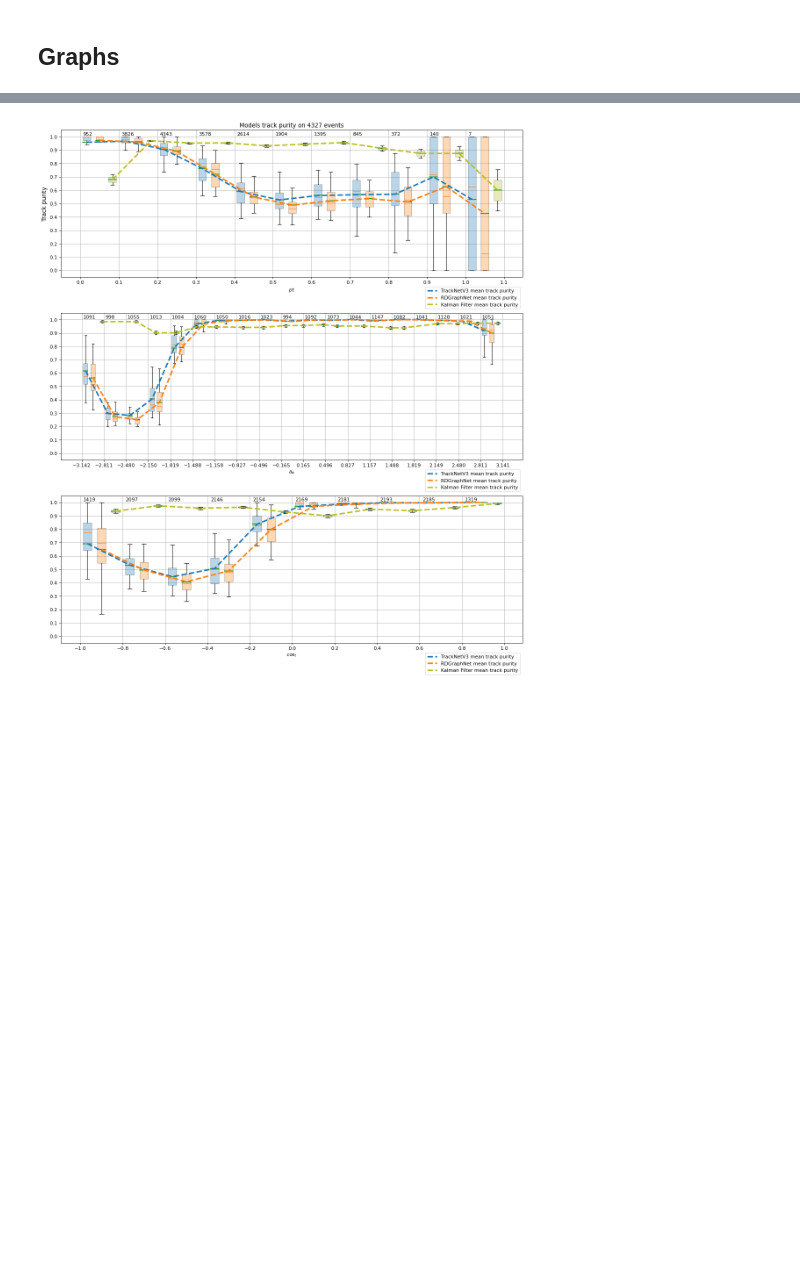
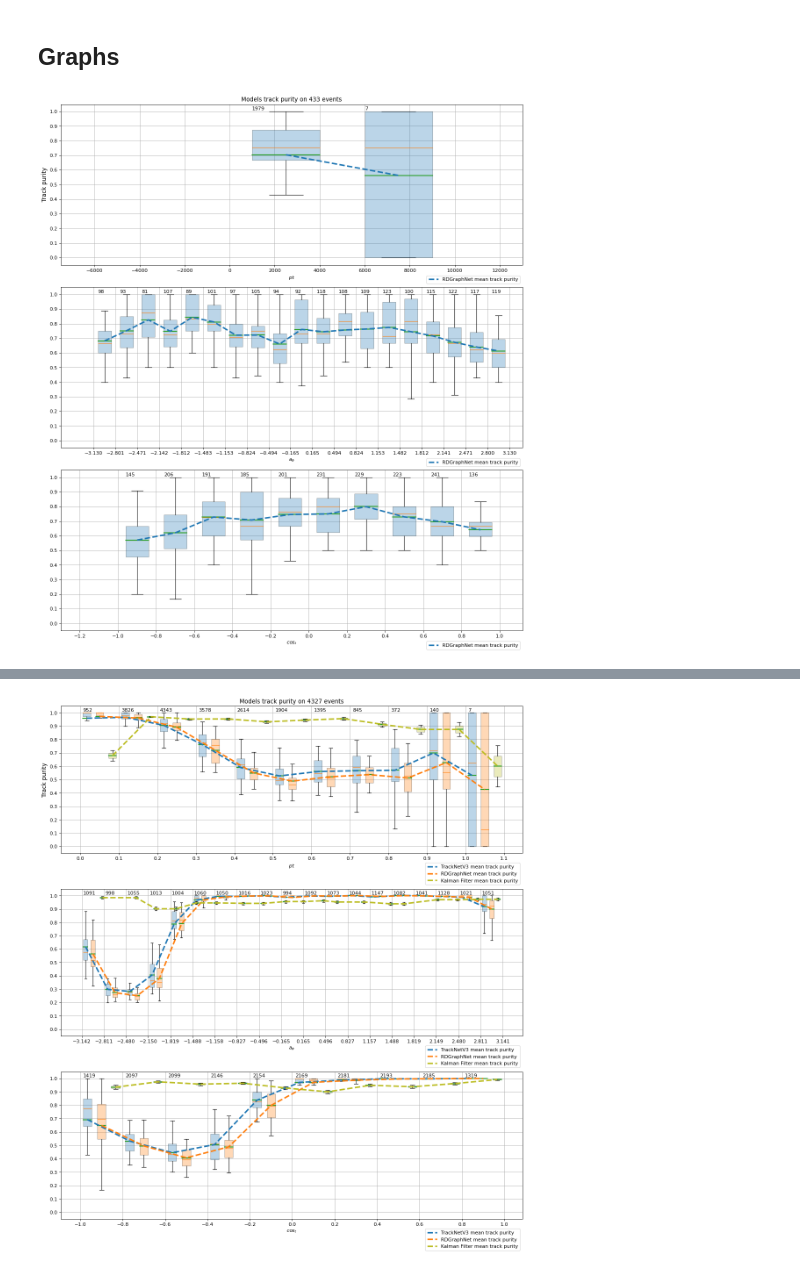
Before and after one commit to t3hseus/ariadne, a Jupyter notebook: notebooks/evaluate_modern.ipynb, the cells around one changed output, grey strips where cells are left out. Saved outputs shown, nothing was run; the diff lists cells and outputs as text; code cells hidden in the pictures; blank space fills up the shorter version.

```diff
--- a/notebooks/evaluate_modern.ipynb
+++ b/notebooks/evaluate_modern.ipynb
@@ -32,10 +29,10 @@ parse_cfg = {
         "encoding": 'utf-8',
         "names": ['event',  'x', 'y', 'z', 'station', 'track', 'px', 'py', 'pz', 'X0', 'Y0', 'Z0']
     },
-    #'input_file_mask': "C:\\Users\\egor\\dubna\\ariadne\\data_bes3\\3.txt",
+    'input_file_mask': "C:\\Users\\egor\\dubna\\ariadne\\data_bes3\\3.txt",
     #'input_file_mask': "/Users/egor/prog/dubna/ariadne/data/bes3/events/3.txt",
-    'input_file_mask':'/zfs/hybrilit.jinr.ru/user/p/pgonchar/data/bes3/events/3.txt',
-    'events_quantity':'1..5001'
+    #'input_file_mask':'/zfs/hybrilit.jinr.ru/user/p/pgonchar/data/bes3/events/3.txt',
+    'events_quantity':'1..500'
 }
 
 global_transformer = Compose([
@@ -738,6 +735,22 @@ def to_precision(all_tracks_df):
     tracks_pred_true = all_tracks_df[(all_tracks_df.pred == 1) | (all_tracks_df.pred == -1)]
     return tracks_real, tracks_pred_true, MODES["PRECISION"], "purity"
 
+from ariadne_v2.utils.pt_builder import PtFromHelix
+
+def calc_pt(row):
+    return PtFromHelix(events[(events.index_old == row.hit_id_0) | (events.index_old == row.hit_id_1) | (events.index_old == row.hit_id_2)])
+
+def calc_cost(row):
+    track_cand = events[(events.index_old == row.hit_id_0) | (events.index_old == row.hit_id_1) | (events.index_old == row.hit_id_2)]
+    ret = (track_cand[['z']].values/ LA.norm(track_cand[['x','y','z']].values, axis=1, keepdims=True))
+    return ret.mean()
+
+def calc_aphi(row):
+    track_cand = events[(events.index_old == row.hit_id_0) | (events.index_old == row.hit_id_1) | (events.index_old == row.hit_id_2)]
+    ret = np.arctan2(track_cand[['x']].values, track_cand[['y']].values)
+    return ret.mean()
+
+
 def plot_model_results(model_names, model_results_arr, mode_func, funcs_for_kalman=None):
 
     fig = plt.figure(figsize=(14,16), dpi=80)
@@ -757,9 +770,13 @@ def plot_model_results(model_names, model_results_arr, mode_func, funcs_for_kalm
 
         all_tracks_df = model_results[0]
 
-        all_tracks_df['pt'] = LA.norm(all_tracks_df[['px','py']].values, axis=1)
-        all_tracks_df['cos_t'] = (all_tracks_df[['pz']].values/ LA.norm(all_tracks_df[['px','py','pz']].values, axis=1, keepdims=True))
-        all_tracks_df['a_phi'] = np.arctan2(all_tracks_df[['px']].values, all_tracks_df[['py']].values)
+        #all_tracks_df['pt'] = LA.norm(all_tracks_df[['px','py']].values, axis=1)
+        #all_tracks_df['cos_t'] = (all_tracks_df[['pz']].values/ LA.norm(all_tracks_df[['px','py','pz']].values, axis=1, keepdims=True))
+        #all_tracks_df['a_phi'] = np.arctan2(all_tracks_df[['px']].values, all_tracks_df[['py']].values)
+        all_tracks_df['pt'] = all_tracks_df.apply(calc_pt, axis=1)
+        all_tracks_df['cos_t'] = all_tracks_df.apply(calc_cost, axis=1)
+        all_tracks_df['a_phi'] = all_tracks_df.apply(calc_aphi, axis=1)
+
 
         tracks_real, tracks_pred_true, mode, subtitle  = mode_func(all_tracks_df)
 
@@ -815,3 +832,9 @@ def plot_model_results(model_names, model_results_arr, mode_func, funcs_for_kalm
 
     plt.show()
     pass
+# %%
+plot_model_results(["RDGraphNet"],
+                   [results_graphnet],
+                   to_precision)
+# %% [output]
+[figure, added]
```
Also changed, not shown: parts of 9 cells of this notebook, 1 other file.
